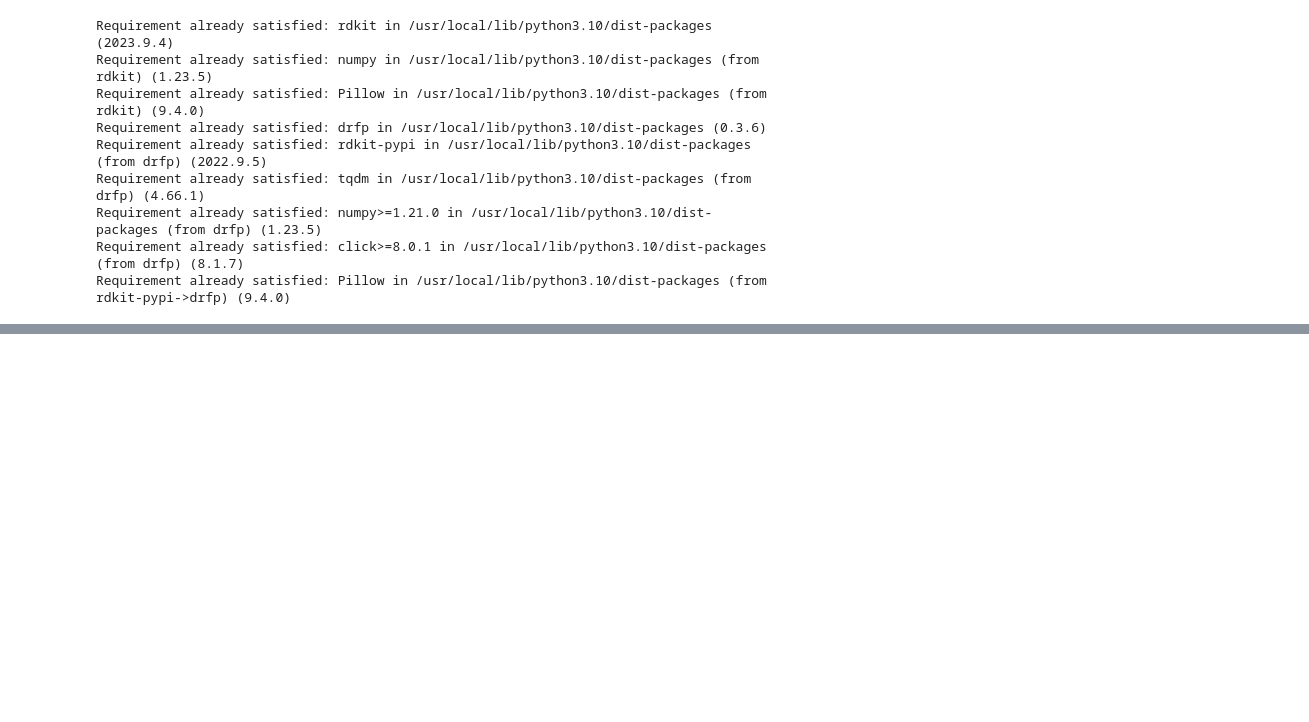
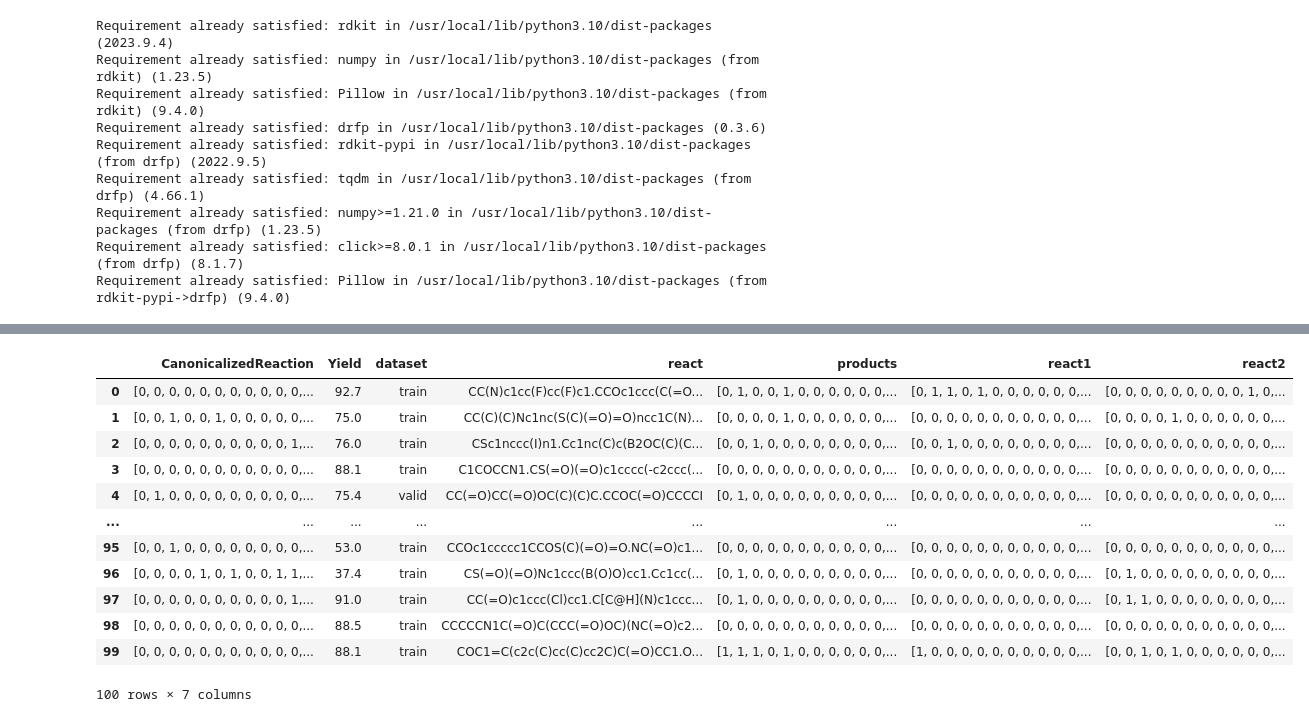
Before and after one commit to Wisley1/SWW12, a Jupyter notebook: FirstStepDayOne.ipynb, the cells around one changed output, grey strips where cells are left out. Saved outputs shown, nothing was run; the diff lists cells and outputs as text; code cells hidden in the pictures; blank space fills up the shorter version.

```diff
--- a/FirstStepDayOne.ipynb
+++ b/FirstStepDayOne.ipynb
@@ -207,5 +179,21 @@ ValueError: 128 columns passed, passed data had 8 columns
 # %%
 df['CanonicalizedReaction'] = df['CanonicalizedReaction'].apply(lambda x: get_drfp(x, n_folded_length = 128, radius = 2))
+# %%
+df
+# %% [output]
+|  | CanonicalizedReaction | Yield | dataset | react | products | react1 | react2 |
+| 0 | [0, 0, 0, 0, 0, 0, 0, 0, 0, 0, 0,... | 92.7 | train | CC(N)c1cc(F)cc(F)c1.CCOc1ccc(C(=O... | [0, 1, 0, 0, 1, 0, 0, 0, 0, 0, 0,... | [0, 1, 1, 0, 1, 0, 0, 0, 0, 0, 0,... | [0, 0, 0, 0, 0, 0, 0, 0, 0, 1, 0,... |
+| 1 | [0, 0, 1, 0, 0, 1, 0, 0, 0, 0, 0,... | 75.0 | train | CC(C)(C)Nc1nc(S(C)(=O)=O)ncc1C(N)... | [0, 0, 0, 0, 1, 0, 0, 0, 0, 0, 0,... | [0, 0, 0, 0, 0, 0, 0, 0, 0, 0, 0,... | [0, 0, 0, 0, 1, 0, 0, 0, 0, 0, 0,... |
+| 2 | [0, 0, 0, 0, 0, 0, 0, 0, 0, 0, 1,... | 76.0 | train | CSc1nccc(I)n1.Cc1nc(C)c(B2OC(C)(C... | [0, 0, 1, 0, 0, 0, 0, 0, 0, 0, 0,... | [0, 0, 1, 0, 0, 0, 0, 0, 0, 0, 0,... | [0, 0, 0, 0, 0, 0, 0, 0, 0, 0, 0,... |
+| 3 | [0, 0, 0, 0, 0, 0, 0, 0, 0, 0, 0,... | 88.1 | train | C1COCCN1.CS(=O)(=O)c1cccc(-c2ccc(... | [0, 0, 0, 0, 0, 0, 0, 0, 0, 0, 0,... | [0, 0, 0, 0, 0, 0, 0, 0, 0, 0, 0,... | [0, 0, 0, 0, 0, 0, 0, 0, 0, 0, 0,... |
+| 4 | [0, 1, 0, 0, 0, 0, 0, 0, 0, 0, 0,... | 75.4 | valid | CC(=O)CC(=O)OC(C)(C)C.CCOC(=O)CCCCI | [0, 1, 0, 0, 0, 0, 0, 0, 0, 0, 0,... | [0, 0, 0, 0, 0, 0, 0, 0, 0, 0, 0,... | [0, 0, 0, 0, 0, 0, 0, 0, 0, 0, 0,... |
+| ... | ... | ... | ... | ... | ... | ... | ... |
+| 95 | [0, 0, 1, 0, 0, 0, 0, 0, 0, 0, 0,... | 53.0 | train | CCOc1ccccc1CCOS(C)(=O)=O.NC(=O)c1... | [0, 0, 0, 0, 0, 0, 0, 0, 0, 0, 0,... | [0, 0, 0, 0, 0, 0, 0, 0, 0, 0, 0,... | [0, 0, 0, 0, 0, 0, 0, 0, 0, 0, 0,... |
+| 96 | [0, 0, 0, 0, 1, 0, 1, 0, 0, 1, 1,... | 37.4 | train | CS(=O)(=O)Nc1ccc(B(O)O)cc1.Cc1cc(... | [0, 1, 0, 0, 0, 0, 0, 0, 0, 0, 0,... | [0, 0, 0, 0, 0, 0, 0, 0, 0, 0, 0,... | [0, 1, 0, 0, 0, 0, 0, 0, 0, 0, 0,... |
+| 97 | [0, 0, 0, 0, 0, 0, 0, 0, 0, 0, 1,... | 91.0 | train | CC(=O)c1ccc(Cl)cc1.C[C@H](N)c1ccc... | [0, 1, 0, 0, 0, 0, 0, 0, 0, 0, 0,... | [0, 0, 0, 0, 0, 0, 0, 0, 0, 0, 0,... | [0, 1, 1, 0, 0, 0, 0, 0, 0, 0, 0,... |
+| 98 | [0, 0, 0, 0, 0, 0, 0, 0, 0, 0, 0,... | 88.5 | train | CCCCCN1C(=O)C(CCC(=O)OC)(NC(=O)c2... | [0, 0, 0, 0, 0, 0, 0, 0, 0, 0, 0,... | [0, 0, 0, 0, 0, 0, 0, 0, 0, 0, 0,... | [0, 0, 0, 0, 0, 0, 0, 0, 0, 0, 0,... |
+| 99 | [0, 0, 0, 0, 0, 0, 0, 0, 0, 0, 0,... | 88.1 | train | COC1=C(c2c(C)cc(C)cc2C)C(=O)CC1.O... | [1, 1, 1, 0, 1, 0, 0, 0, 0, 0, 0,... | [1, 0, 0, 0, 0, 0, 0, 0, 0, 0, 0,... | [0, 0, 1, 0, 1, 0, 0, 0, 0, 0, 0,... |
+100 rows × 7 columns
 # %%
 from sklearn.model_selection import train_test_split
 from sklearn.metrics import mean_squared_error
```
Also changed, not shown: parts of 4 cells of this notebook.
